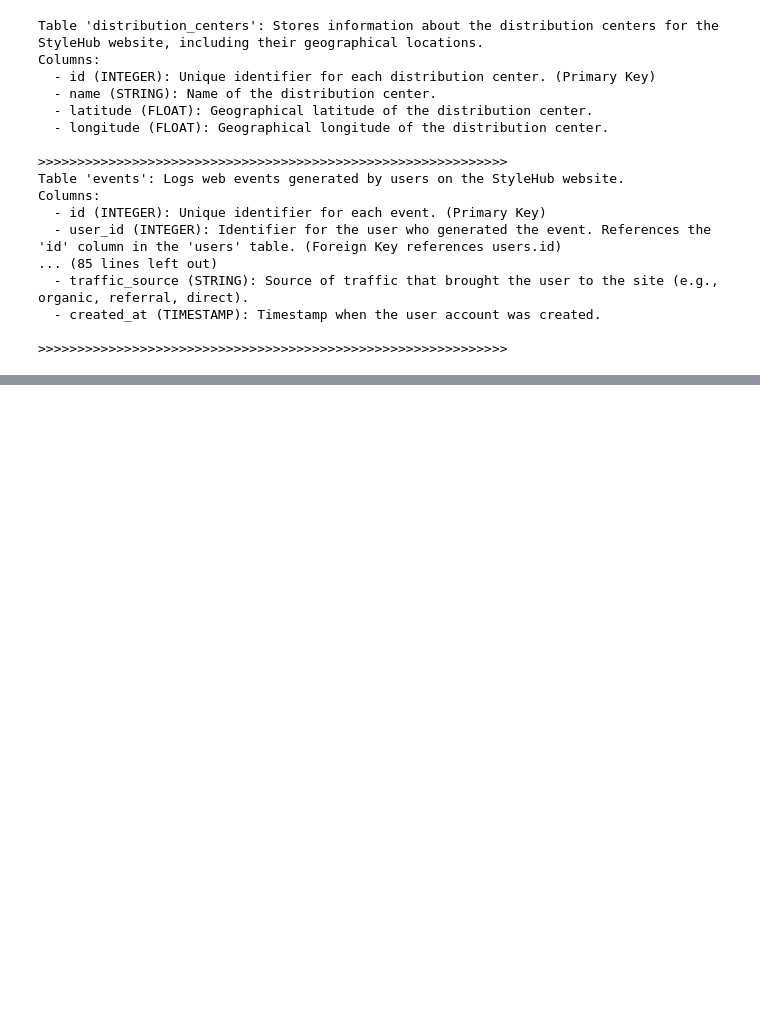
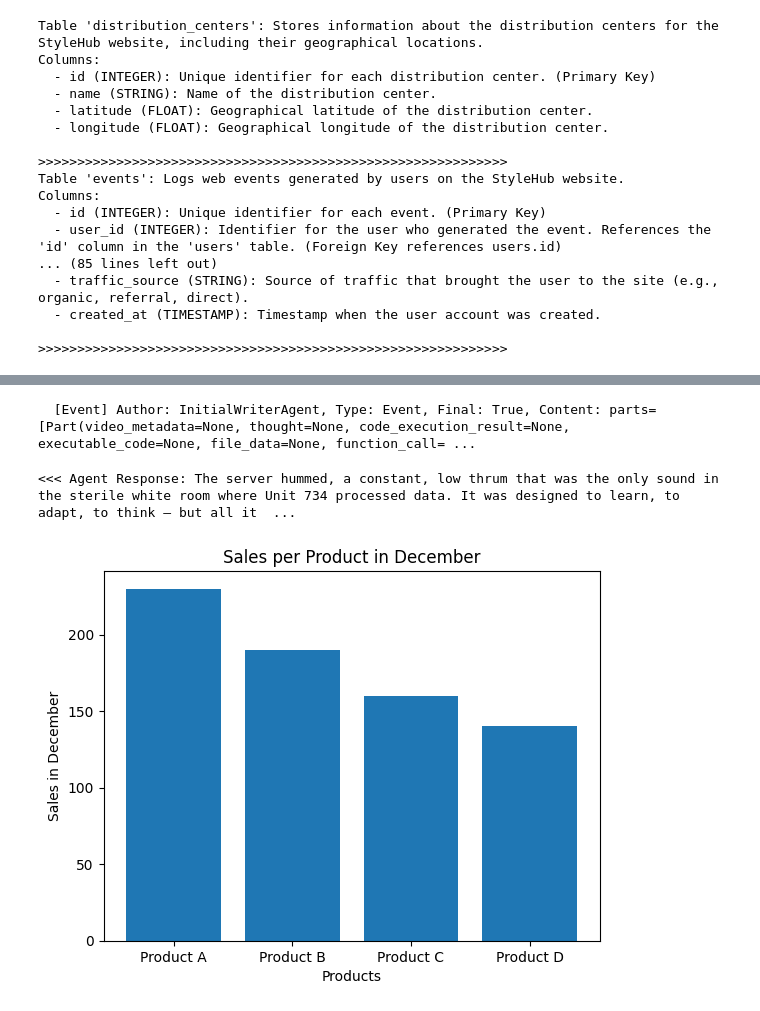
Before and after one commit to novoforce/cautious-palm-tree, a Jupyter notebook: data_analysis.ipynb, the cells around one changed output, grey strips where cells are left out. Cells and saved outputs as stored; diff of their text form; code cells hidden in the pictures; blank space fills up the shorter version.

```diff
--- a/data_analysis.ipynb
+++ b/data_analysis.ipynb
@@ -322,0 +467,39 @@ Columns:
+# %%
+async for event in runner.run_async(user_id=USER_ID, session_id=SESSION_ID, new_message=content):
+      # You can uncomment the line below to see *all* events during execution
+      print(f"  [Event] Author: {event.author}, Type: {type(event).__name__}, Final: {event.is_final_response()}, Content: {event.content}")
+
+      # Key Concept: is_final_response() marks the concluding message for the turn.
+      if event.is_final_response():
+          if event.content and event.content.parts:
+             # Assuming text response in the first part
+             final_response_text = event.content.parts[0].text
+          elif event.actions and event.actions.escalate: # Handle potential errors/escalations
+             final_response_text = f"Agent escalated: {event.error_message or 'No specific message.'}"
+          # Add more checks here if needed (e.g., specific error codes)
+          break # Stop processing events once the final response is found
+# %% [output]
+  [Event] Author: InitialWriterAgent, Type: Event, Final: True, Content: parts=[Part(video_metadata=None, thought=None, code_execution_result=None, executable_code=None, file_data=None, function_call= ...
+# %%
+print(f"<<< Agent Response: {final_response_text}")
+# %% [output]
+<<< Agent Response: The server hummed, a constant, low thrum that was the only sound in the sterile white room where Unit 734 processed data. It was designed to learn, to adapt, to think – but all it  ...
+# %%
+import matplotlib.pyplot as plt
+
+months = ["January", "February", "March", "April", "May", "June", "July", "August", "September", "October", "November", "December"]
+product_a = [120, 130, 140, 150, 160, 170, 180, 190, 200, 210, 220, 230]
+product_b = [90, 95, 100, 110, 120, 130, 140, 150, 160, 170, 180, 190]
+product_c = [75, 80, 85, 90, 95, 100, 110, 120, 130, 140, 150, 160]
+product_d = [60, 70, 75, 80, 85, 90, 95, 100, 110, 120, 130, 140]
+
+products = ["Product A", "Product B", "Product C", "Product D"]
+sales = [product_a[-1], product_b[-1], product_c[-1], product_d[-1]]
+
+plt.bar(products, sales)
+plt.xlabel('Products')
+plt.ylabel('Sales in December')
+plt.title('Sales per Product in December')
+plt.show()
+# %% [output]
+[figure, added]
```
Also changed, not shown: parts of 25 cells of this notebook, 1 other file.
